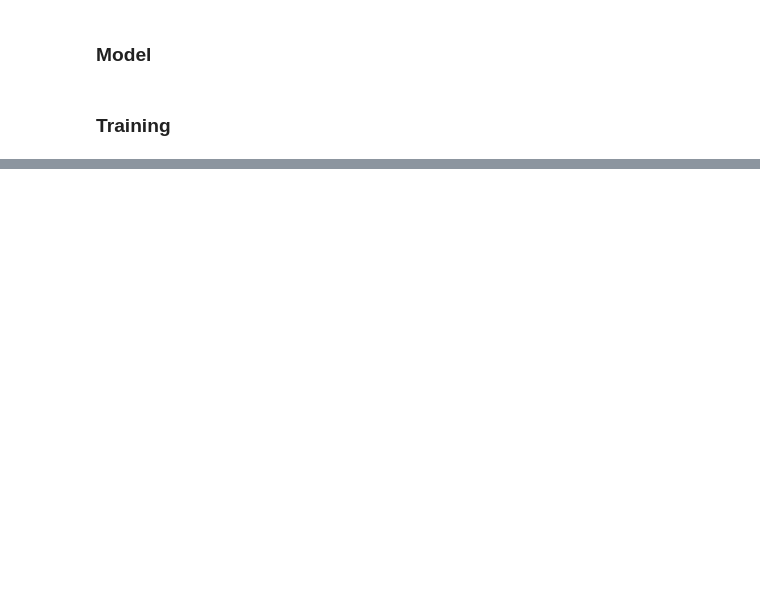
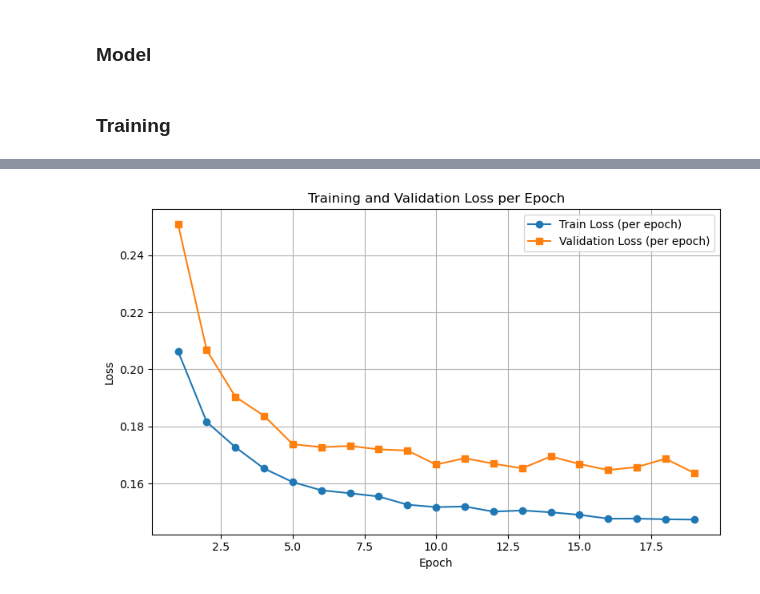
Before and after one commit to dpatravaliUCSD/CSE151b-KaggleCompetition, a Jupyter notebook: final.ipynb, the cells around one changed output, grey strips where cells are left out. Saved outputs shown, nothing was run; the diff lists cells and outputs as text; code cells hidden in the pictures; blank space fills up the shorter version.

```diff
--- a/final.ipynb
+++ b/final.ipynb
@@ -196,0 +277,8 @@ NotImplementedError: The operator 'aten::max_pool3d_with_indices' is not current
+# %%
+train_losses = logger.train_epoch_losses
+val_losses = logger.val_epoch_losses
+min_len = min(len(train_losses), len(val_losses))
+
+plot_epoch_losses(train_losses[:min_len], val_losses[:min_len])
+# %% [output]
+[figure, added]
```
Also changed, not shown: parts of 15 cells of this notebook, 1 other file.
